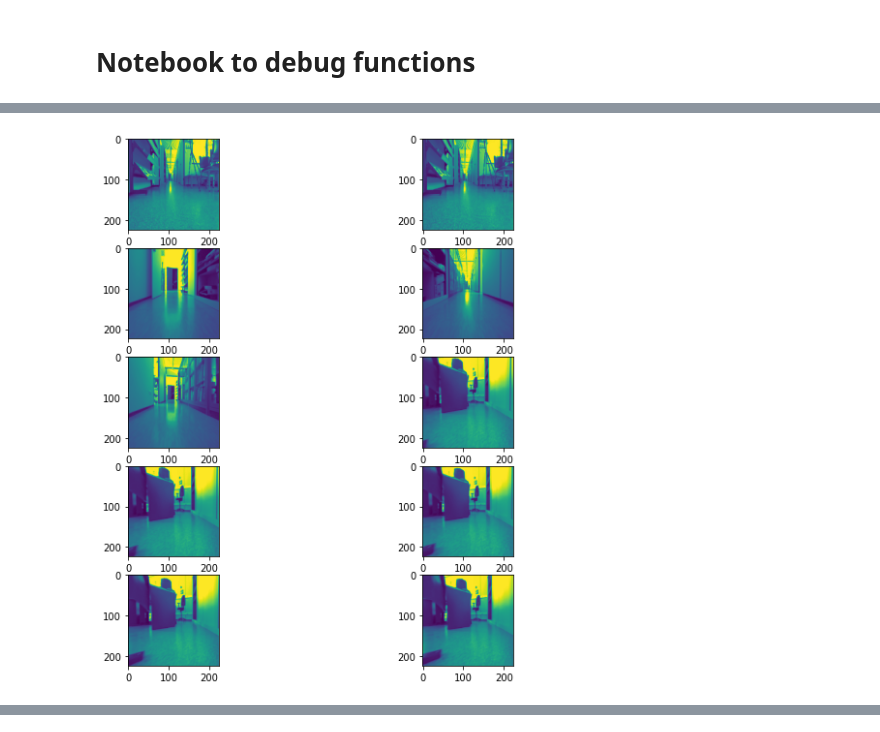
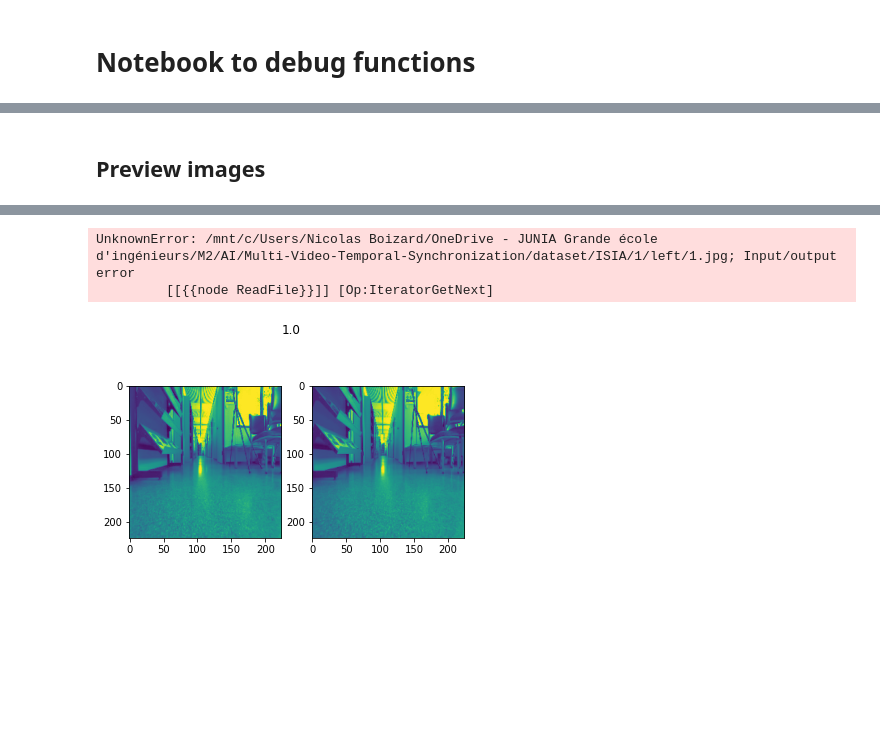
Before and after one commit to Nicolas-BZRD/Multi-Video-Temporal-Synchronization, a Jupyter notebook: notebook/debug.ipynb, the cells around one changed output, grey strips where cells are left out. Saved outputs shown, nothing was run; the diff lists cells and outputs as text; code cells hidden in the pictures; blank space fills up the shorter version.

```diff
--- a/notebook/debug.ipynb
+++ b/notebook/debug.ipynb
@@ -46,4 +16,25 @@ wrong
 # %%
+# Create a wrong pair of images dataset.
+leftWrong = tf.keras.utils.image_dataset_from_directory(
+  r"/mnt/c/Users/Nicolas Boizard/OneDrive - JUNIA Grande école d'ingénieurs/M2/AI/Multi-Video-Temporal-Synchronization/dataset/ISIA/0/left",
+  labels=None,
+  color_mode="grayscale",
+  batch_size=None,
+  image_size=(224, 224),
+  shuffle=False)
+
+rightWrong = tf.keras.utils.image_dataset_from_directory(
+  r"/mnt/c/Users/Nicolas Boizard/OneDrive - JUNIA Grande école d'ingénieurs/M2/AI/Multi-Video-Temporal-Synchronization/dataset/ISIA/0/right",
+  labels=None,
+  color_mode="grayscale",
+  batch_size=None,
+  image_size=(224, 224),
+  shuffle=False)
+
+wrong = tf.data.Dataset.zip((leftWrong, rightWrong))
+
+
+# Create a dataset of correct pair images.
 leftPair = tf.keras.utils.image_dataset_from_directory(
   r"/mnt/c/Users/Nicolas Boizard/OneDrive - JUNIA Grande école d'ingénieurs/M2/AI/Multi-Video-Temporal-Synchronization/dataset/ISIA/1/left",
   labels=None,
@@ -61,6 +52,18 @@ rightPair = tf.keras.utils.image_dataset_from_directory(
   shuffle=False)
 
 pair = tf.data.Dataset.zip((leftPair, rightPair))
-pair
+
+
+# Create labels
+wrongLables = tf.zeros([len(images)])
+wrongLables = tf.data.Dataset.from_tensor_slices(wrongLables)
+wrong = tf.data.Dataset.zip((wrong, wrongLables))
+
+correctLabels = tf.ones([len(images)])
+correctLabels = tf.data.Dataset.from_tensor_slices(correctLabels)
+pair = tf.data.Dataset.zip((pair, correctLabels))
+
+dataset = pair.concatenate(wrong)
+dataset
 # %% [output]
 Found 11946 files belonging to 1 classes.
@@ -84,8 +79,9 @@ for l, r in dataset.take(1):
-# %%
-plt.figure(figsize=(10, 10))
-for l, r in dataset.take(1):
-  for i in range(10):
-    ax = plt.subplot(5, 2, i + 1)
-    plt.imshow(l[i].numpy().astype("uint8"))
-# %% [output]
-[figure, removed]
+# %% [markdown]
+## Preview images
+# %%
+for images, labels in dataset.take(5):
+    f, axarr = plt.subplots(1,2)
+    f.suptitle(labels.numpy())
+    axarr[0].imshow(images[0].numpy().astype("uint8"))
+    axarr[1].imshow(images[1].numpy().astype("uint8"))
+# %% [output]
@@ -91,0 +93,3 @@ for l, r in dataset.take(1):
+UnknownError: /mnt/c/Users/Nicolas Boizard/OneDrive - JUNIA Grande école d'ingénieurs/M2/AI/Multi-Video-Temporal-Synchronization/dataset/ISIA/1/left/1.jpg; Input/output error
+         [[{{node ReadFile}}]] [Op:IteratorGetNext]
+[figure, added]
```
Also changed, not shown: parts of 10 cells of this notebook, 2 other files.
